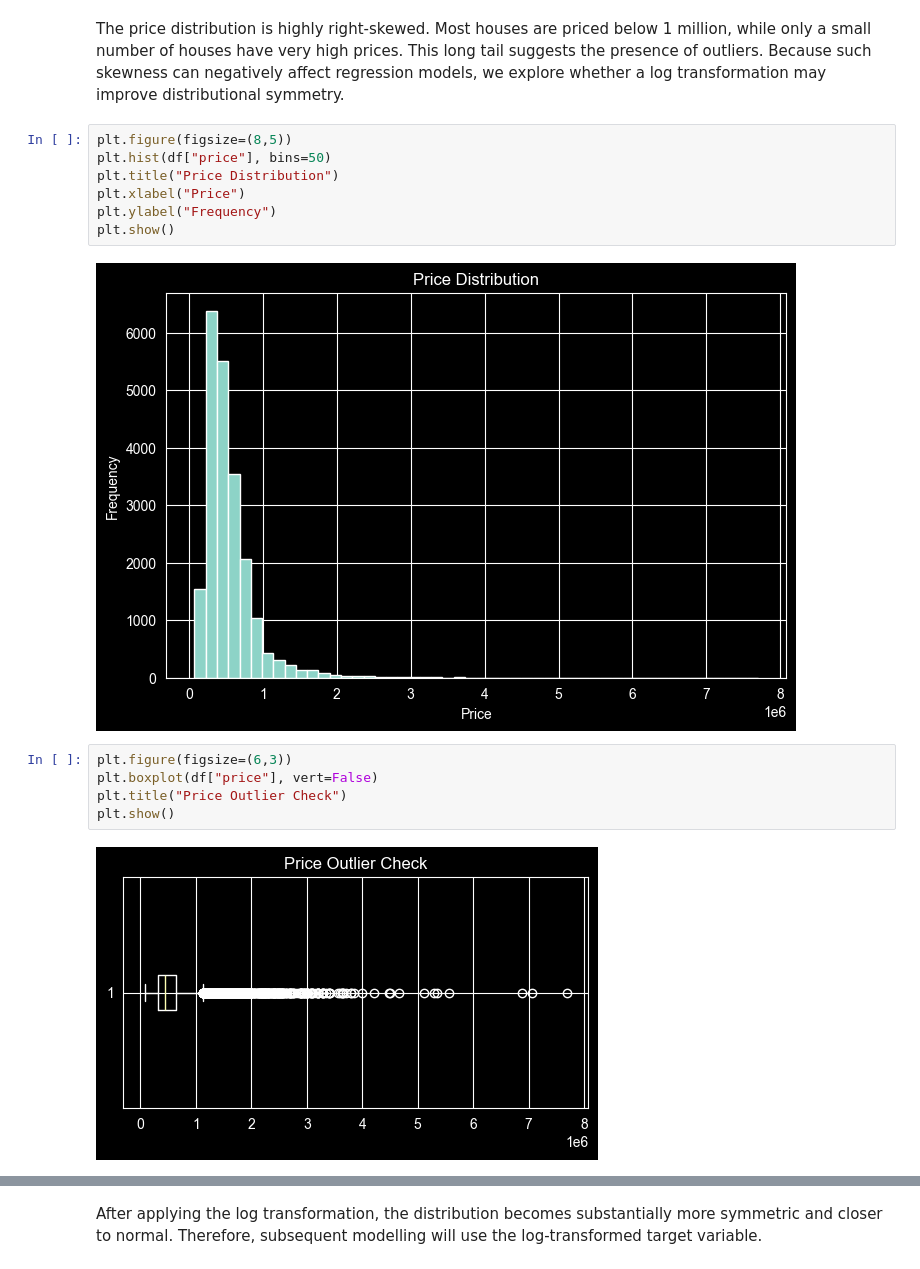
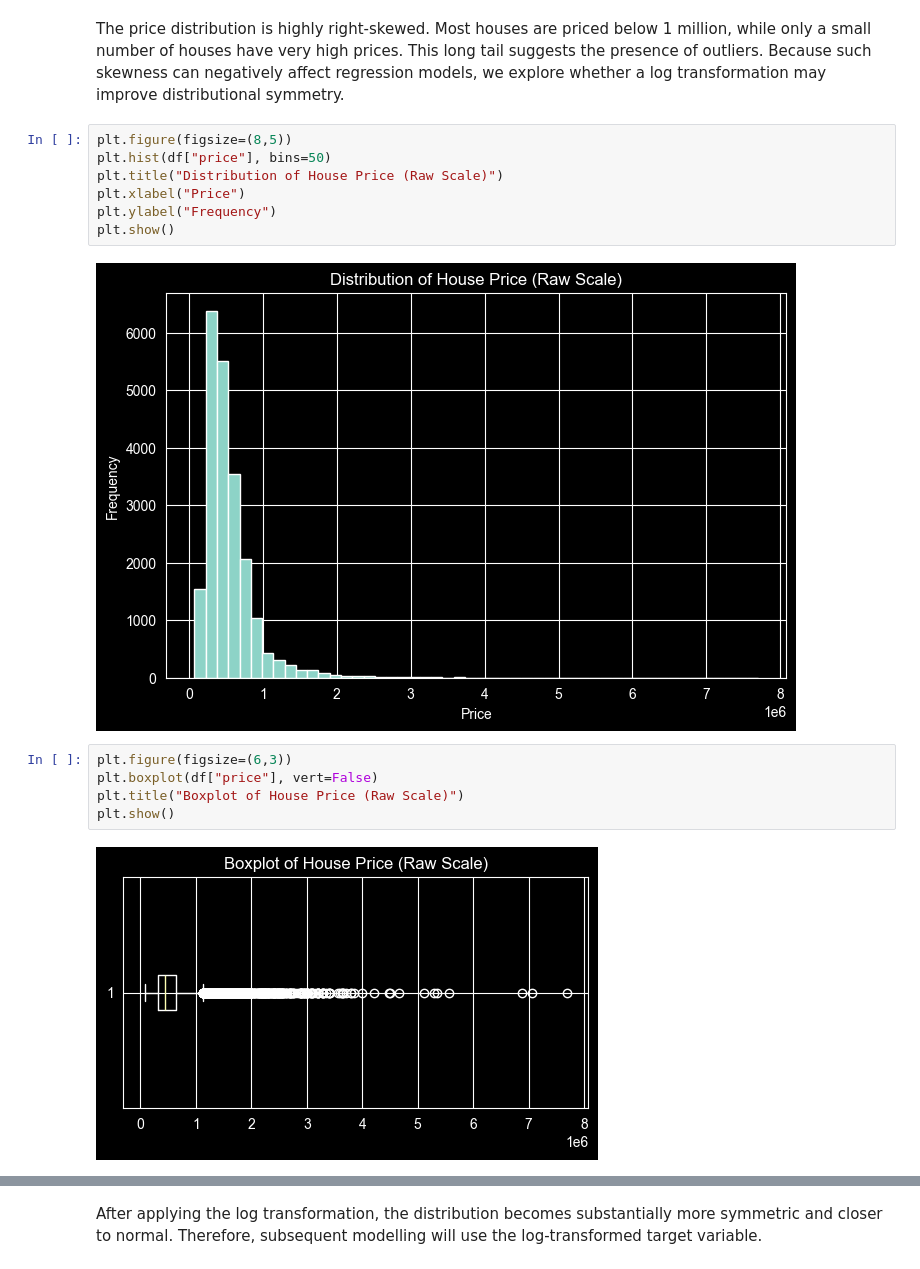
Before and after one commit to yang2094582004-ai/MSIN0097-Assessment-1---Individual-Assignment, a Jupyter notebook: PA.ipynb, the cells around one changed output, grey strips where cells are left out. Cells and saved outputs as stored; diff of their text form.

```diff
--- a/PA.ipynb
+++ b/PA.ipynb
@@ -117,16 +117,16 @@ The price distribution is highly right-skewed. Most houses are priced below 1 mi
 # %%
 plt.figure(figsize=(8,5))
 plt.hist(df["price"], bins=50)
-plt.title("Price Distribution")
+plt.title("Distribution of House Price (Raw Scale)")
 plt.xlabel("Price")
 plt.ylabel("Frequency")
 plt.show()
 # %% [output]
-[figure, old version]
+[figure, new version]
 # %%
 plt.figure(figsize=(6,3))
 plt.boxplot(df["price"], vert=False)
-plt.title("Price Outlier Check")
+plt.title("Boxplot of House Price (Raw Scale)")
 plt.show()
 # %% [output]
-[figure, old version]
+[figure, new version]
```
Also changed, not shown: parts of 6 cells of this notebook.
